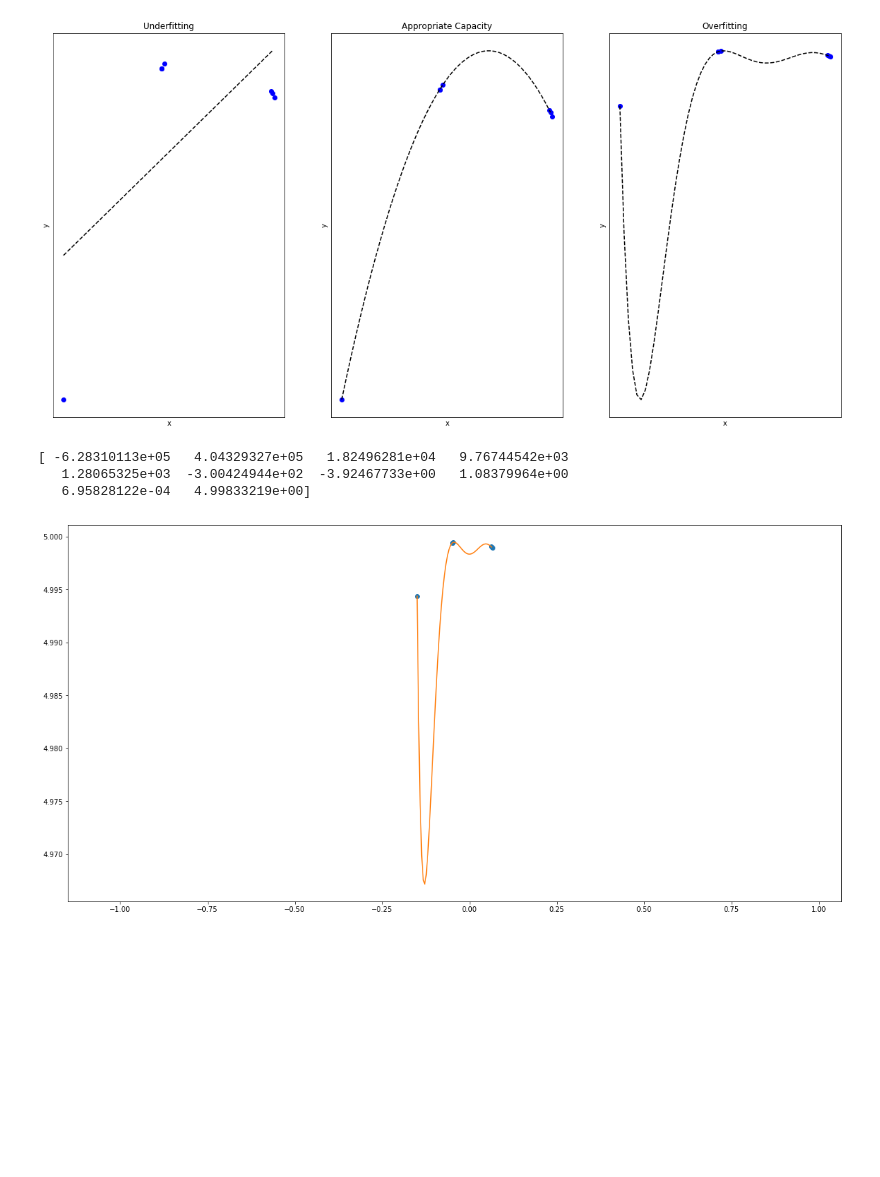
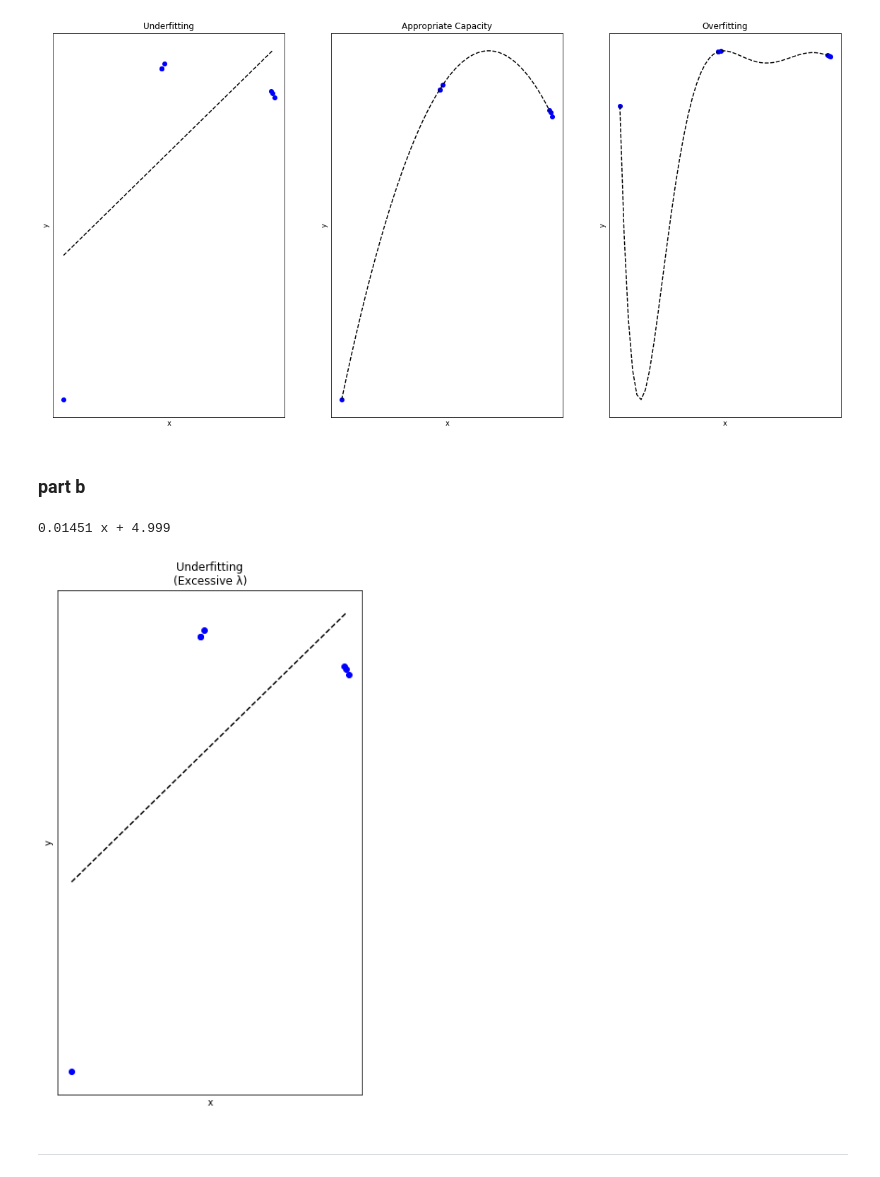
Before and after one commit to JovanSardinha/next-ai-ml-assignments, a Jupyter notebook: assignment-1/Assignment-1.ipynb, the cells around one changed output. Drawn from its saved outputs; the diff is of its cells as text; code cells hidden in the pictures; blank space fills up the shorter version.

Commit message:
initial attept part b

```diff
--- a/assignment-1/Assignment-1.ipynb
+++ b/assignment-1/Assignment-1.ipynb
@@ -56,25 +58,30 @@ plt.tick_params(axis='both', which='both', bottom='off', top='off', labelbottom=
 plt.show()
 # %% [output]
 [figure]
-# %%
-import numpy as np
-import matplotlib.pyplot as plt
-
-
-# calculate polynomial
-z = np.polyfit(x, y, 9)
-print(z)
-f = np.poly1d(z)
-
-# calculate new x's and y's
-x_new = np.linspace(x[0], x[-1])
-y_new = f(x_new)
-
-plt.plot(x,y,'o', x_new, y_new)
-plt.xlim([x[0]-1, x[-1] + 1 ])
-plt.show()
-# %% [output]
-[ -6.28310113e+05   4.04329327e+05   1.82496281e+04   9.76744542e+03
-   1.28065325e+03  -3.00424944e+02  -3.92467733e+00   1.08379964e+00
-   6.95828122e-04   4.99833219e+00]
-[figure, removed]
+# %% [markdown]
+### part b
+# %%
+def fit_regularize(x, y, deg, reg_param):
+    coef = np.polyfit(x, y, deg)
+    ffit = np.poly1d(coef)
+    print(ffit)
+    x_new = np.linspace(x[0], x[-1])
+    y_new = ffit(x_new)
+    return x_new, y_new
+# %%
+plt.figure(2)
+
+plt.subplot(131)
+x_new, y_new = fit_regularize(x, y, 1, 0)
+plt.plot(x, y, 'bo', x_new, y_new, '--k')
+plt.title('Underfitting\n(Excessive λ)')
+plt.xlabel('x')
+plt.ylabel('y')
+plt.tick_params(axis='both', which='both', bottom='off', top='off', labelbottom='off', left='off', labelleft='off')
+
+plt.show()
+# %% [output]
+0.01451 x + 4.999
+[figure, added]
+# %% [markdown]
+---
```
Also changed, not shown: parts of 3 cells of this notebook.
